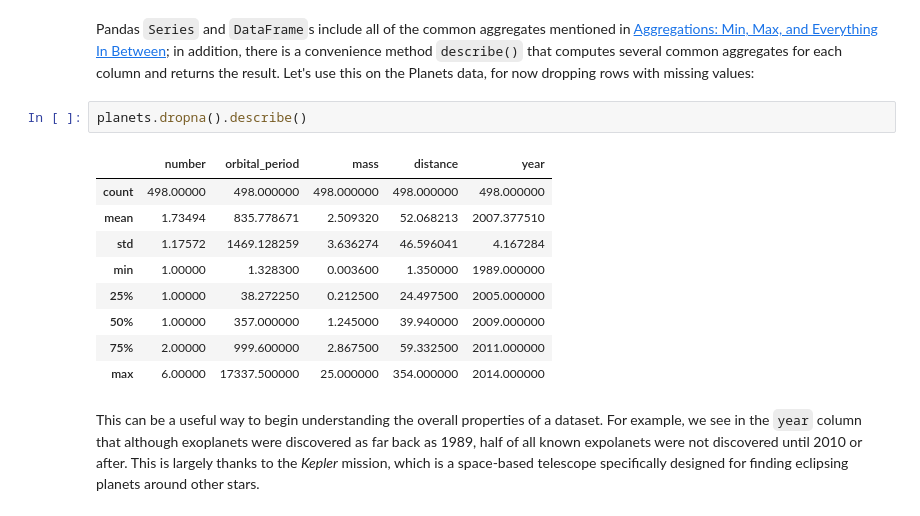
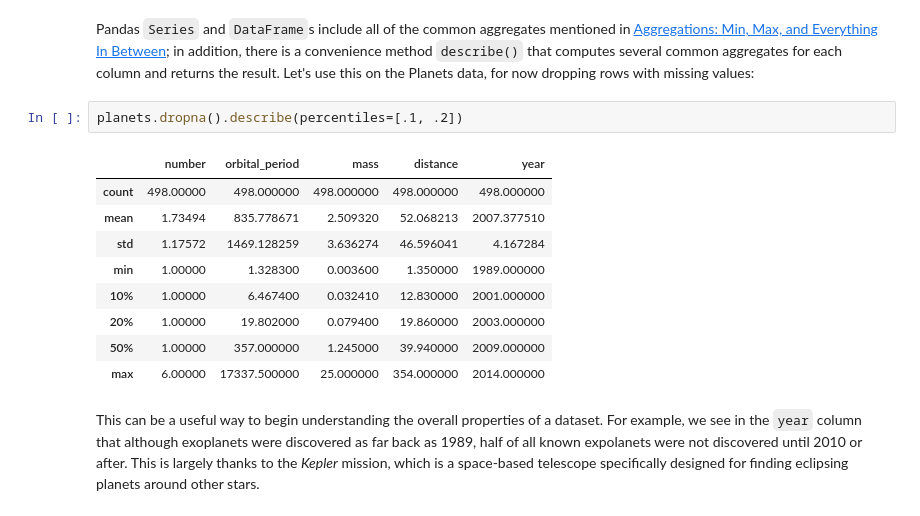
Before and after one commit to marcusRB/thebridgedsftene21, a Jupyter notebook: 2-Data Analysis/2-Pandas/Teoria/9 - Aggregation-and-Grouping.ipynb, the cells around one changed output. Drawn from its saved outputs; the diff is of its cells as text.

```diff
--- a/2-Data Analysis/2-Pandas/Teoria/9 - Aggregation-and-Grouping.ipynb
+++ b/2-Data Analysis/2-Pandas/Teoria/9 - Aggregation-and-Grouping.ipynb
@@ -104,16 +104,16 @@ dtype: float64
 Pandas ``Series`` and ``DataFrame``s include all of the common aggregates mentioned in [Aggregations: Min, Max, and Everything In Between](02.04-Computation-on-arrays-aggregates.ipynb); in addition, there is a convenience method ``describe()`` that computes several common aggregates for each column and returns the result.
 Let's use this on the Planets data, for now dropping rows with missing values:
 # %%
-planets.dropna().describe()
+planets.dropna().describe(percentiles=[.1, .2])
 # %% [output]
 |  | number | orbital_period | mass | distance | year |
 | count | 498.00000 | 498.000000 | 498.000000 | 498.000000 | 498.000000 |
 | mean | 1.73494 | 835.778671 | 2.509320 | 52.068213 | 2007.377510 |
 | std | 1.17572 | 1469.128259 | 3.636274 | 46.596041 | 4.167284 |
 | min | 1.00000 | 1.328300 | 0.003600 | 1.350000 | 1989.000000 |
-| 25% | 1.00000 | 38.272250 | 0.212500 | 24.497500 | 2005.000000 |
+| 10% | 1.00000 | 6.467400 | 0.032410 | 12.830000 | 2001.000000 |
+| 20% | 1.00000 | 19.802000 | 0.079400 | 19.860000 | 2003.000000 |
 | 50% | 1.00000 | 357.000000 | 1.245000 | 39.940000 | 2009.000000 |
-| 75% | 2.00000 | 999.600000 | 2.867500 | 59.332500 | 2011.000000 |
 | max | 6.00000 | 17337.500000 | 25.000000 | 354.000000 | 2014.000000 |
 # %% [markdown]
 This can be a useful way to begin understanding the overall properties of a dataset.
```
Also changed, not shown: parts of 23 cells of this notebook.
